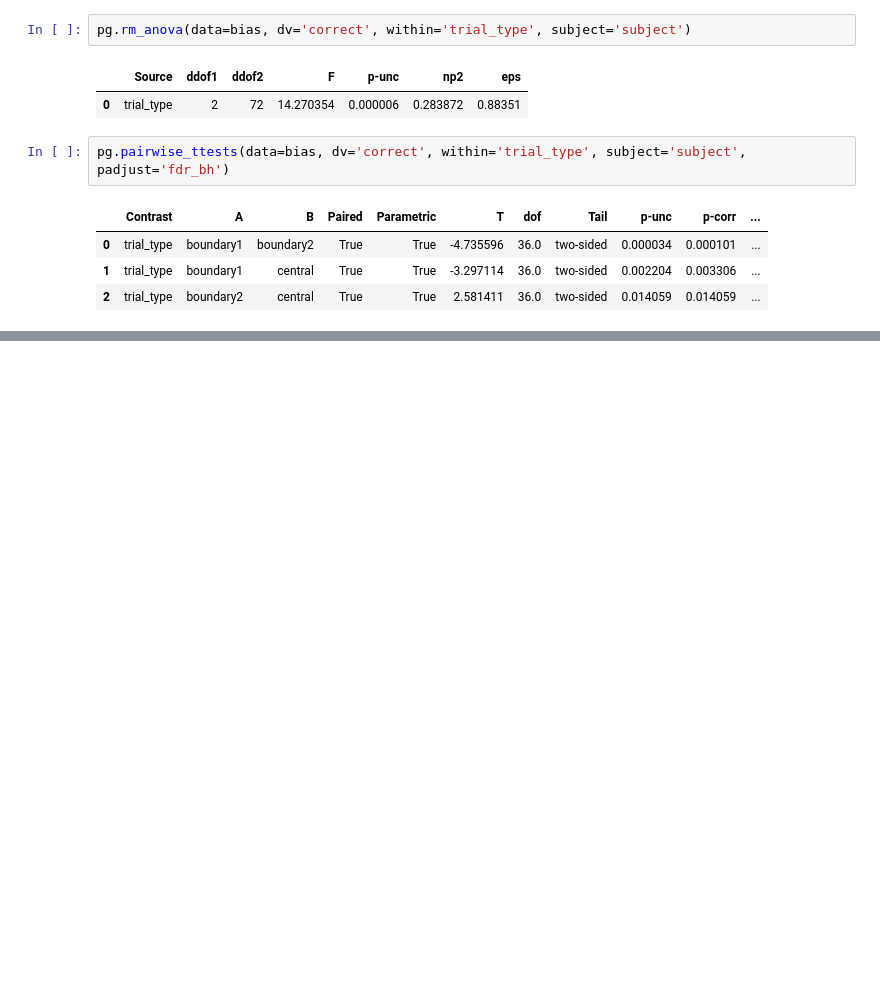
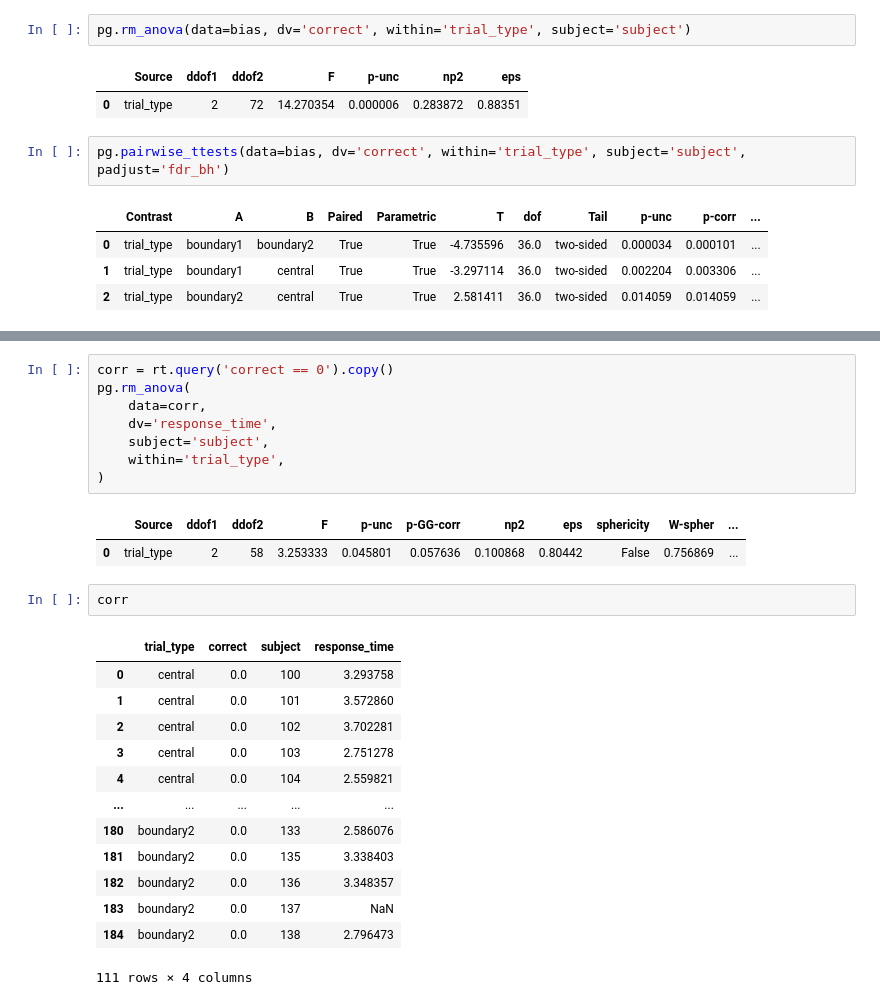
Before and after one commit to prestonlab/tesser, a Jupyter notebook: jupyter/plot_induct.ipynb, the cells around one changed output, grey strips where cells are left out. Cells and saved outputs as stored; diff of their text form; blank space fills up the shorter version.

```diff
--- a/jupyter/plot_induct.ipynb
+++ b/jupyter/plot_induct.ipynb
@@ -95,0 +109,27 @@ pg.pairwise_ttests(data=bias, dv='correct', within='trial_type', subject='subjec
+# %%
+corr = rt.query('correct == 0').copy()
+pg.rm_anova(
+    data=corr,
+    dv='response_time',
+    subject='subject',
+    within='trial_type',
+)
+# %% [output]
+|  | Source | ddof1 | ddof2 | F | p-unc | p-GG-corr | np2 | eps | sphericity | W-spher | ... |
+| 0 | trial_type | 2 | 58 | 3.253333 | 0.045801 | 0.057636 | 0.100868 | 0.80442 | False | 0.756869 | ... |
+# %%
+corr
+# %% [output]
+|  | trial_type | correct | subject | response_time |
+| 0 | central | 0.0 | 100 | 3.293758 |
+| 1 | central | 0.0 | 101 | 3.572860 |
+| 2 | central | 0.0 | 102 | 3.702281 |
+| 3 | central | 0.0 | 103 | 2.751278 |
+| 4 | central | 0.0 | 104 | 2.559821 |
+| ... | ... | ... | ... | ... |
+| 180 | boundary2 | 0.0 | 133 | 2.586076 |
+| 181 | boundary2 | 0.0 | 135 | 3.338403 |
+| 182 | boundary2 | 0.0 | 136 | 3.348357 |
+| 183 | boundary2 | 0.0 | 137 | NaN |
+| 184 | boundary2 | 0.0 | 138 | 2.796473 |
+111 rows × 4 columns
```
Also changed, not shown: parts of 9 cells of this notebook.
